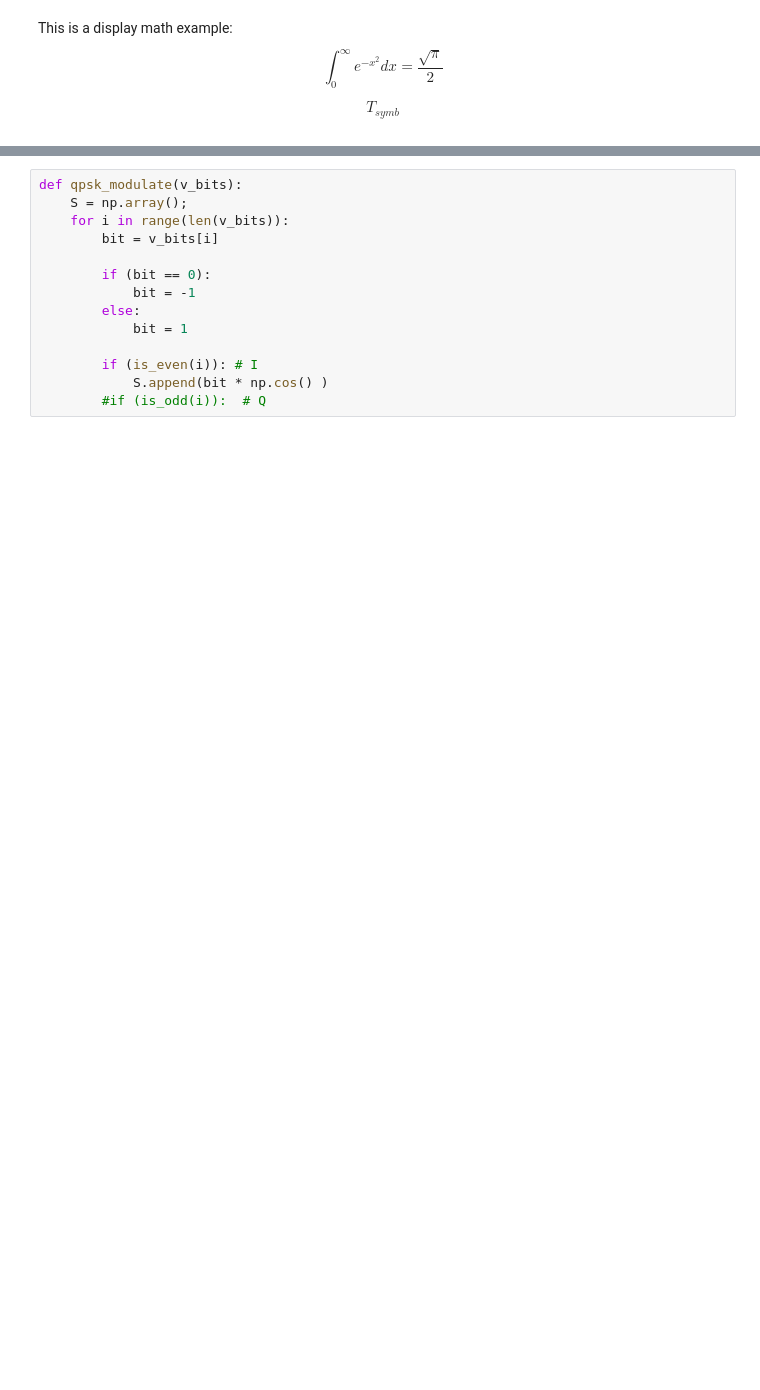
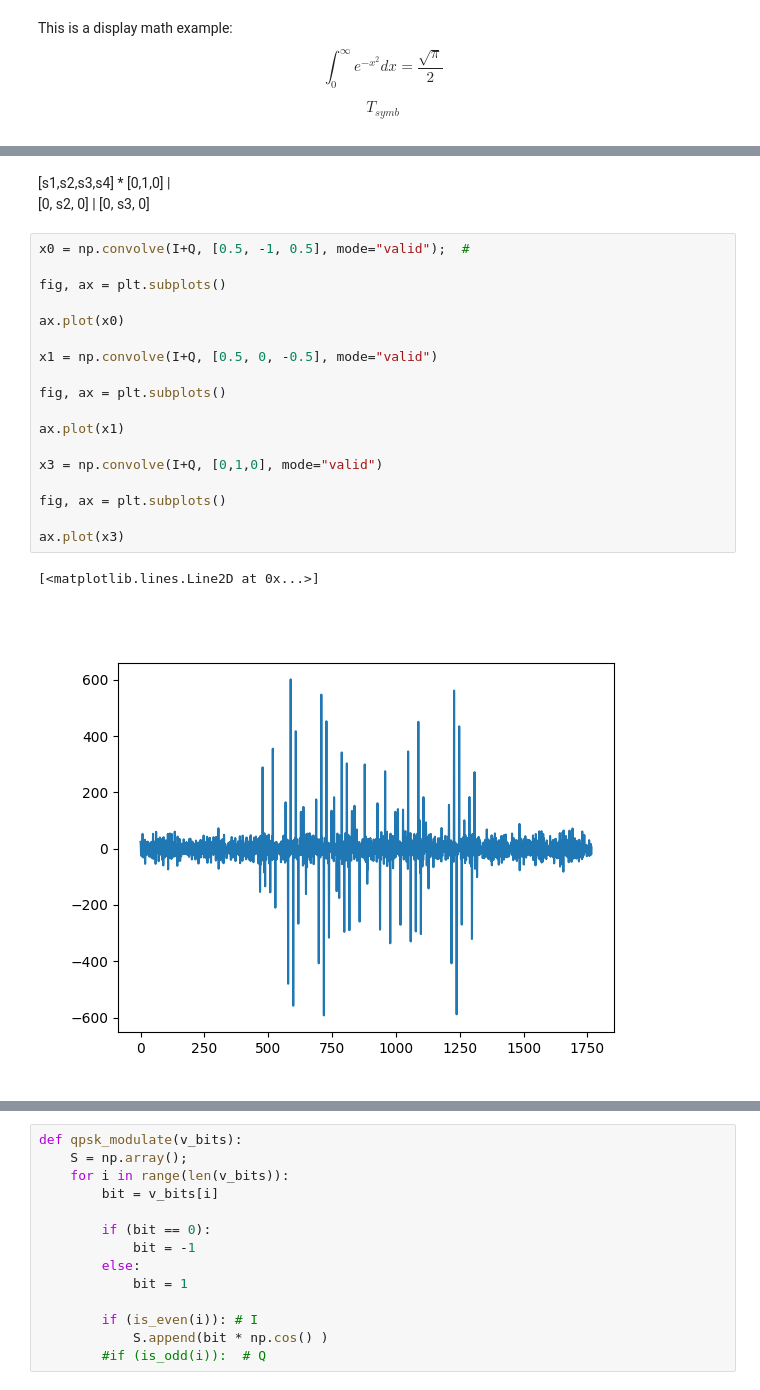
Before and after one commit to DmitriyMosk/sdr-dsp-playground, a Jupyter notebook: timing.ipynb, the cells around one changed output, grey strips where cells are left out. Cells and saved outputs as stored; diff of their text form; blank space fills up the shorter version.

```diff
--- a/timing.ipynb
+++ b/timing.ipynb
@@ -124,0 +131,27 @@ match_filter()
+# %% [markdown]
+[s1,s2,s3,s4] * [0,1,0]
+  |
+[0, s2, 0]
+    |
+    [0, s3, 0]
+# %%
+x0 = np.convolve(I+Q, [0.5, -1, 0.5], mode="valid");  #
+
+fig, ax = plt.subplots()
+
+ax.plot(x0)
+
+x1 = np.convolve(I+Q, [0.5, 0, -0.5], mode="valid")
+
+fig, ax = plt.subplots()
+
+ax.plot(x1)
+
+x3 = np.convolve(I+Q, [0,1,0], mode="valid")
+
+fig, ax = plt.subplots()
+
+ax.plot(x3)
+# %% [output]
+[<matplotlib.lines.Line2D at 0x...>]
+[figure, added]
```
Also changed, not shown: parts of 7 cells of this notebook, 1 other file.
